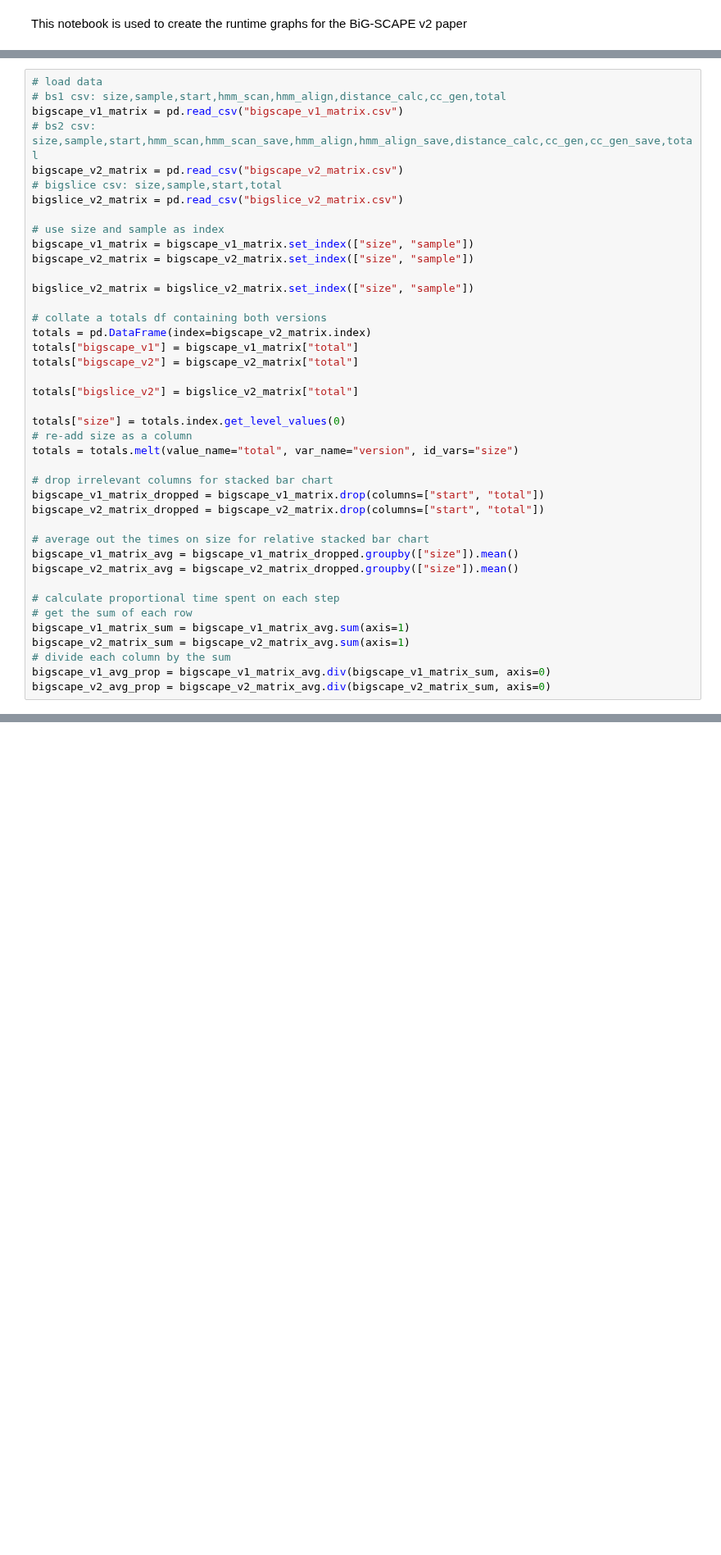
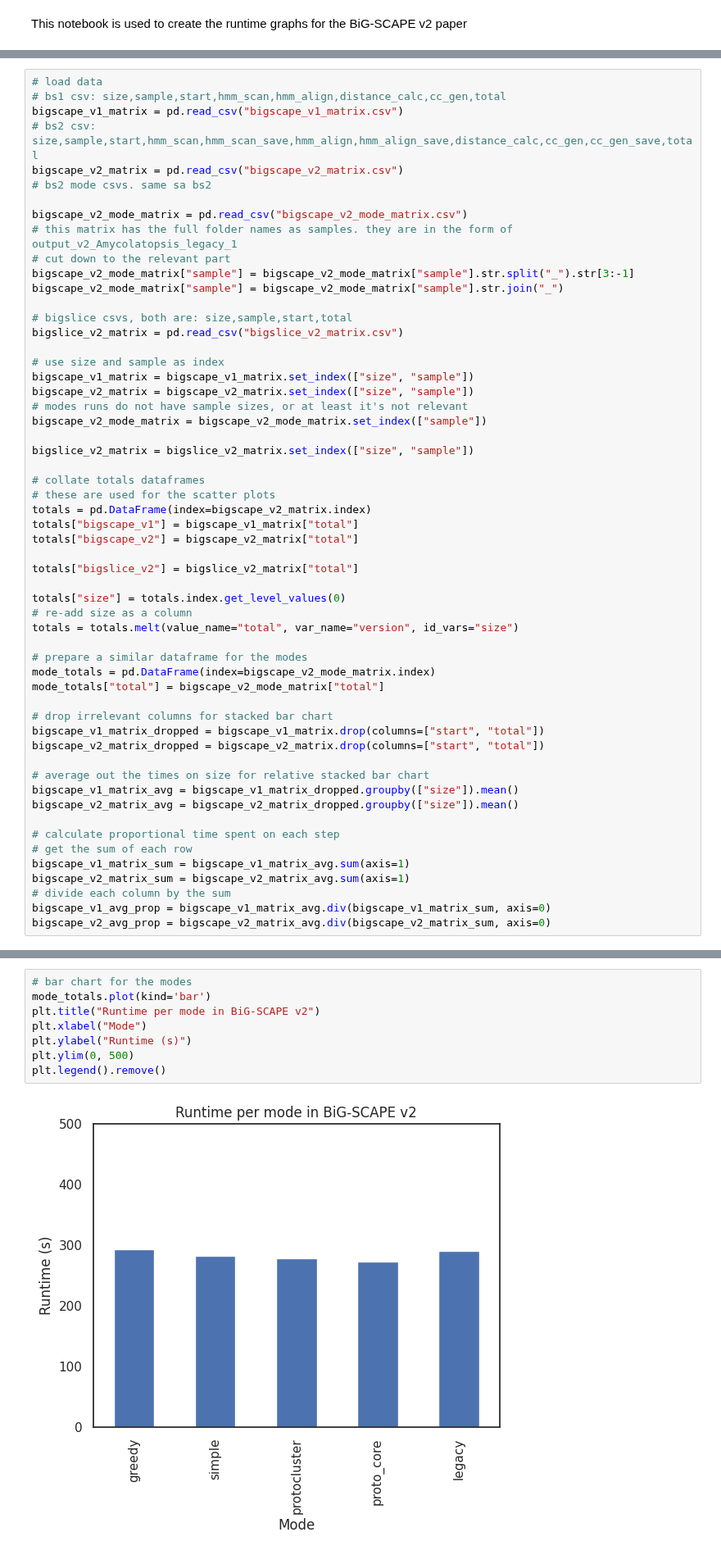
Before and after one commit to adraismawur/bigscape-v2-notebooks, a Jupyter notebook: runtimes.ipynb, the cells around one changed output, grey strips where cells are left out. Shown at 82% size. Cells and saved outputs as stored; diff of their text form; blank space fills up the shorter version.

```diff
--- a/runtimes.ipynb
+++ b/runtimes.ipynb
@@ -27,16 +26,27 @@ sns.color_palette(COLOR_MAP)
 bigscape_v1_matrix = pd.read_csv("bigscape_v1_matrix.csv")
 # bs2 csv: size,sample,start,hmm_scan,hmm_scan_save,hmm_align,hmm_align_save,distance_calc,cc_gen,cc_gen_save,total
 bigscape_v2_matrix = pd.read_csv("bigscape_v2_matrix.csv")
-# bigslice csv: size,sample,start,total
+# bs2 mode csvs. same sa bs2
+
+bigscape_v2_mode_matrix = pd.read_csv("bigscape_v2_mode_matrix.csv")
+# this matrix has the full folder names as samples. they are in the form of output_v2_Amycolatopsis_legacy_1
+# cut down to the relevant part
+bigscape_v2_mode_matrix["sample"] = bigscape_v2_mode_matrix["sample"].str.split("_").str[3:-1]
+bigscape_v2_mode_matrix["sample"] = bigscape_v2_mode_matrix["sample"].str.join("_")
+
+# bigslice csvs, both are: size,sample,start,total
 bigslice_v2_matrix = pd.read_csv("bigslice_v2_matrix.csv")
 
 # use size and sample as index
 bigscape_v1_matrix = bigscape_v1_matrix.set_index(["size", "sample"])
 bigscape_v2_matrix = bigscape_v2_matrix.set_index(["size", "sample"])
+# modes runs do not have sample sizes, or at least it's not relevant
+bigscape_v2_mode_matrix = bigscape_v2_mode_matrix.set_index(["sample"])
 
 bigslice_v2_matrix = bigslice_v2_matrix.set_index(["size", "sample"])
 
-# collate a totals df containing both versions
+# collate totals dataframes
+# these are used for the scatter plots
 totals = pd.DataFrame(index=bigscape_v2_matrix.index)
 totals["bigscape_v1"] = bigscape_v1_matrix["total"]
 totals["bigscape_v2"] = bigscape_v2_matrix["total"]
@@ -46,6 +56,10 @@ totals["bigslice_v2"] = bigslice_v2_matrix["total"]
 totals["size"] = totals.index.get_level_values(0)
 # re-add size as a column
 totals = totals.melt(value_name="total", var_name="version", id_vars="size")
+
+# prepare a similar dataframe for the modes
+mode_totals = pd.DataFrame(index=bigscape_v2_mode_matrix.index)
+mode_totals["total"] = bigscape_v2_mode_matrix["total"]
 
 # drop irrelevant columns for stacked bar chart
 bigscape_v1_matrix_dropped = bigscape_v1_matrix.drop(columns=["start", "total"])
@@ -91,5 +105,15 @@ plt.title("Proportional time spent on each step for v1")
 # %% [output]
 Text(0.5, 1.0, 'Proportional time spent on each step for v1')
 [figure]
+# %%
+# bar chart for the modes
+mode_totals.plot(kind='bar')
+plt.title("Runtime per mode in BiG-SCAPE v2")
+plt.xlabel("Mode")
+plt.ylabel("Runtime (s)")
+plt.ylim(0, 500)
+plt.legend().remove()
+# %% [output]
+[figure, added]
 # %%
 # collate into one image
```
Also changed, not shown: parts of 4 cells of this notebook, 1 other file.
